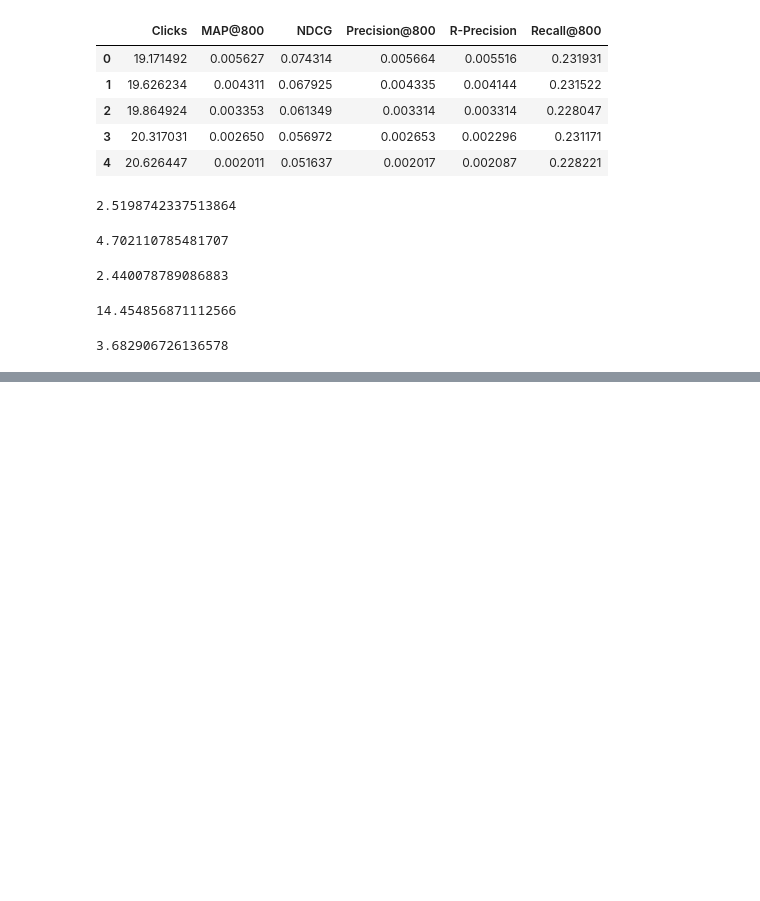
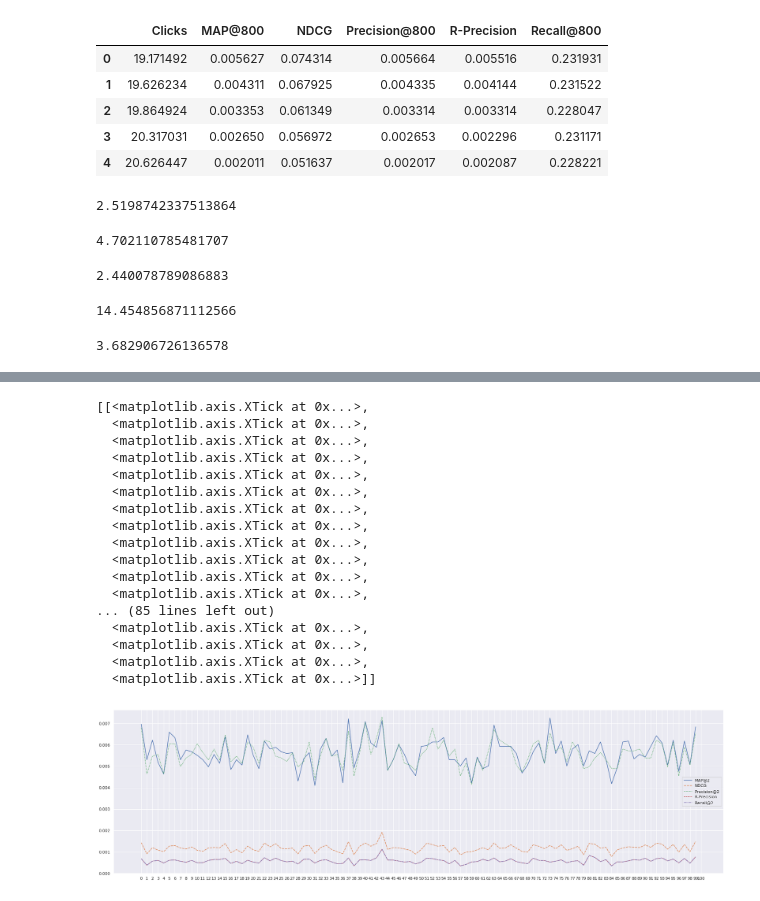
Before and after one commit to wuga214/Q-VAE-Recommendation, a Jupyter notebook: Kai Plot/Plot.ipynb, the cells around one changed output, grey strips where cells are left out. Drawn from its saved outputs; the diff is of its cells as text; code cells hidden in the pictures; blank space fills up the shorter version.

```diff
--- a/Kai Plot/Plot.ipynb
+++ b/Kai Plot/Plot.ipynb
@@ -130,0 +205,36 @@ NDCG:(0.27369153044611366, 0.0037461587044595357)
+# %%
+random_100_2_df = pd.read_pickle("random_100_2_df")
+random_100_2_df.columns = ["Clicks", "MAP@2", "NDCG", "Precision@2", "R-Precision", "Recall@2"]
+
+random_100_2_df['MAP@2'] = random_100_2_df['MAP@2'].apply(lambda x: x[0])
+random_100_2_df['NDCG'] = random_100_2_df['NDCG'].apply(lambda x: x[0])
+random_100_2_df['Precision@2'] = random_100_2_df['Precision@2'].apply(lambda x: x[0])
+random_100_2_df['R-Precision'] = random_100_2_df['R-Precision'].apply(lambda x: x[0])
+random_100_2_df['Recall@2'] = random_100_2_df['Recall@2'].apply(lambda x: x[0])
+random_100_2_df['Clicks'] = random_100_2_df['Clicks'].apply(lambda x: x[0])
+random_100_2_df
+
+fig, ax = plt.subplots()
+fig.set_size_inches(30, 8.27)
+
+ax = sns.lineplot(data=random_100_2_df[["MAP@2", "NDCG", "Precision@2", "R-Precision", "Recall@2"]])
+ax.set(xticks=np.arange(0,101,1))
+# %% [output]
+[[<matplotlib.axis.XTick at 0x...>,
+  <matplotlib.axis.XTick at 0x...>,
+  <matplotlib.axis.XTick at 0x...>,
+  <matplotlib.axis.XTick at 0x...>,
+  <matplotlib.axis.XTick at 0x...>,
+  <matplotlib.axis.XTick at 0x...>,
+  <matplotlib.axis.XTick at 0x...>,
+  <matplotlib.axis.XTick at 0x...>,
+  <matplotlib.axis.XTick at 0x...>,
+  <matplotlib.axis.XTick at 0x...>,
+  <matplotlib.axis.XTick at 0x...>,
+  <matplotlib.axis.XTick at 0x...>,
+... (85 lines left out)
+  <matplotlib.axis.XTick at 0x...>,
+  <matplotlib.axis.XTick at 0x...>,
+  <matplotlib.axis.XTick at 0x...>,
+  <matplotlib.axis.XTick at 0x...>]]
+[figure, added]
```
Also changed, not shown: parts of 23 cells of this notebook, 19 other files.
